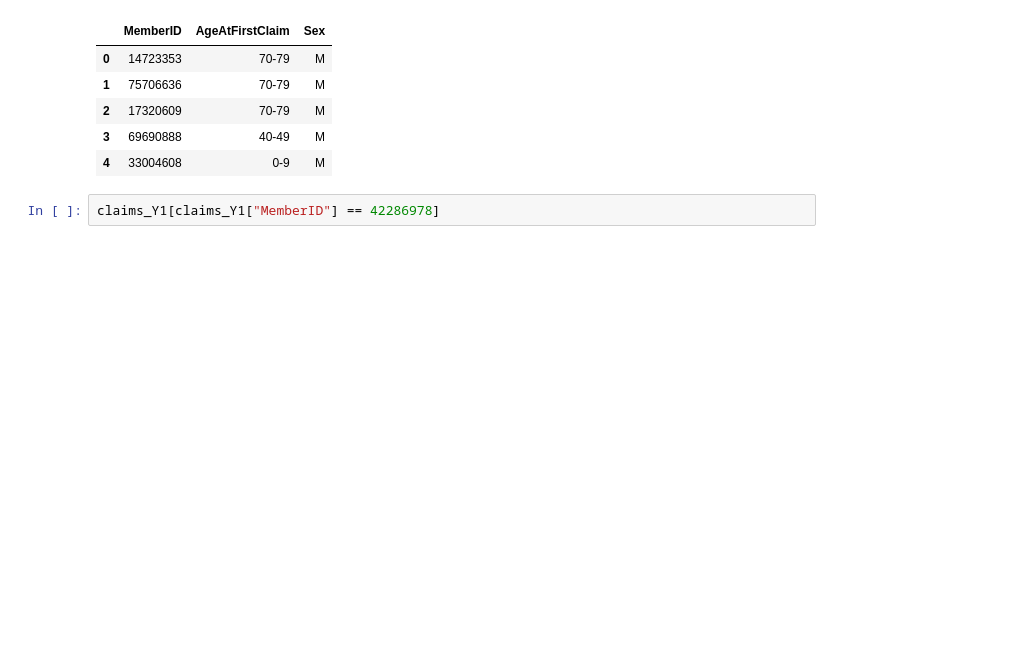
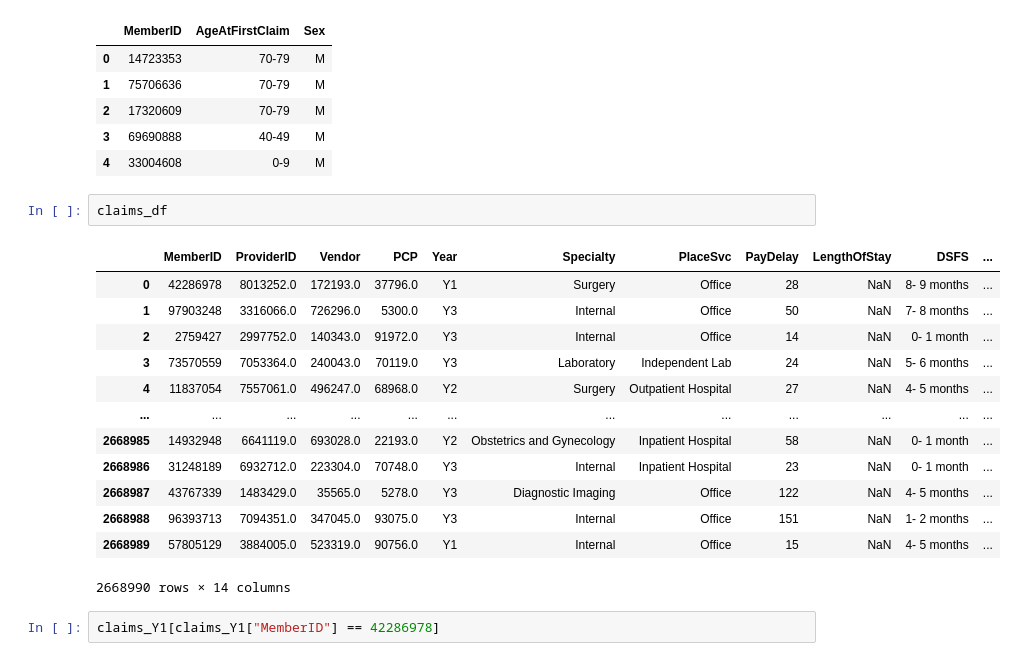
Before and after one commit to JadenLing/Heritage-Health-Prize, a Jupyter notebook: notebooks/initial_exploration.ipynb, the cells around one changed output. Cells and saved outputs as stored; diff of their text form; blank space fills up the shorter version.

```diff
--- a/notebooks/initial_exploration.ipynb
+++ b/notebooks/initial_exploration.ipynb
@@ -257,6 +258,22 @@ members_df.head()
 | 2 | 17320609 | 70-79 | M |
 | 3 | 69690888 | 40-49 | M |
 | 4 | 33004608 | 0-9 | M |
+# %%
+claims_df
+# %% [output]
+|  | MemberID | ProviderID | Vendor | PCP | Year | Specialty | PlaceSvc | PayDelay | LengthOfStay | DSFS | ... |
+| 0 | 42286978 | 8013252.0 | 172193.0 | 37796.0 | Y1 | Surgery | Office | 28 | NaN | 8- 9 months | ... |
+| 1 | 97903248 | 3316066.0 | 726296.0 | 5300.0 | Y3 | Internal | Office | 50 | NaN | 7- 8 months | ... |
+| 2 | 2759427 | 2997752.0 | 140343.0 | 91972.0 | Y3 | Internal | Office | 14 | NaN | 0- 1 month | ... |
+| 3 | 73570559 | 7053364.0 | 240043.0 | 70119.0 | Y3 | Laboratory | Independent Lab | 24 | NaN | 5- 6 months | ... |
+| 4 | 11837054 | 7557061.0 | 496247.0 | 68968.0 | Y2 | Surgery | Outpatient Hospital | 27 | NaN | 4- 5 months | ... |
+| ... | ... | ... | ... | ... | ... | ... | ... | ... | ... | ... | ... |
+| 2668985 | 14932948 | 6641119.0 | 693028.0 | 22193.0 | Y2 | Obstetrics and Gynecology | Inpatient Hospital | 58 | NaN | 0- 1 month | ... |
+| 2668986 | 31248189 | 6932712.0 | 223304.0 | 70748.0 | Y3 | Internal | Inpatient Hospital | 23 | NaN | 0- 1 month | ... |
+| 2668987 | 43767339 | 1483429.0 | 35565.0 | 5278.0 | Y3 | Diagnostic Imaging | Office | 122 | NaN | 4- 5 months | ... |
+| 2668988 | 96393713 | 7094351.0 | 347045.0 | 93075.0 | Y3 | Internal | Office | 151 | NaN | 1- 2 months | ... |
+| 2668989 | 57805129 | 3884005.0 | 523319.0 | 90756.0 | Y1 | Internal | Office | 15 | NaN | 4- 5 months | ... |
+2668990 rows × 14 columns
 # %%
 claims_Y1[claims_Y1["MemberID"] == 42286978]
 # %% [output]
```
Also changed, not shown: parts of 48 cells of this notebook, 8 other files.
